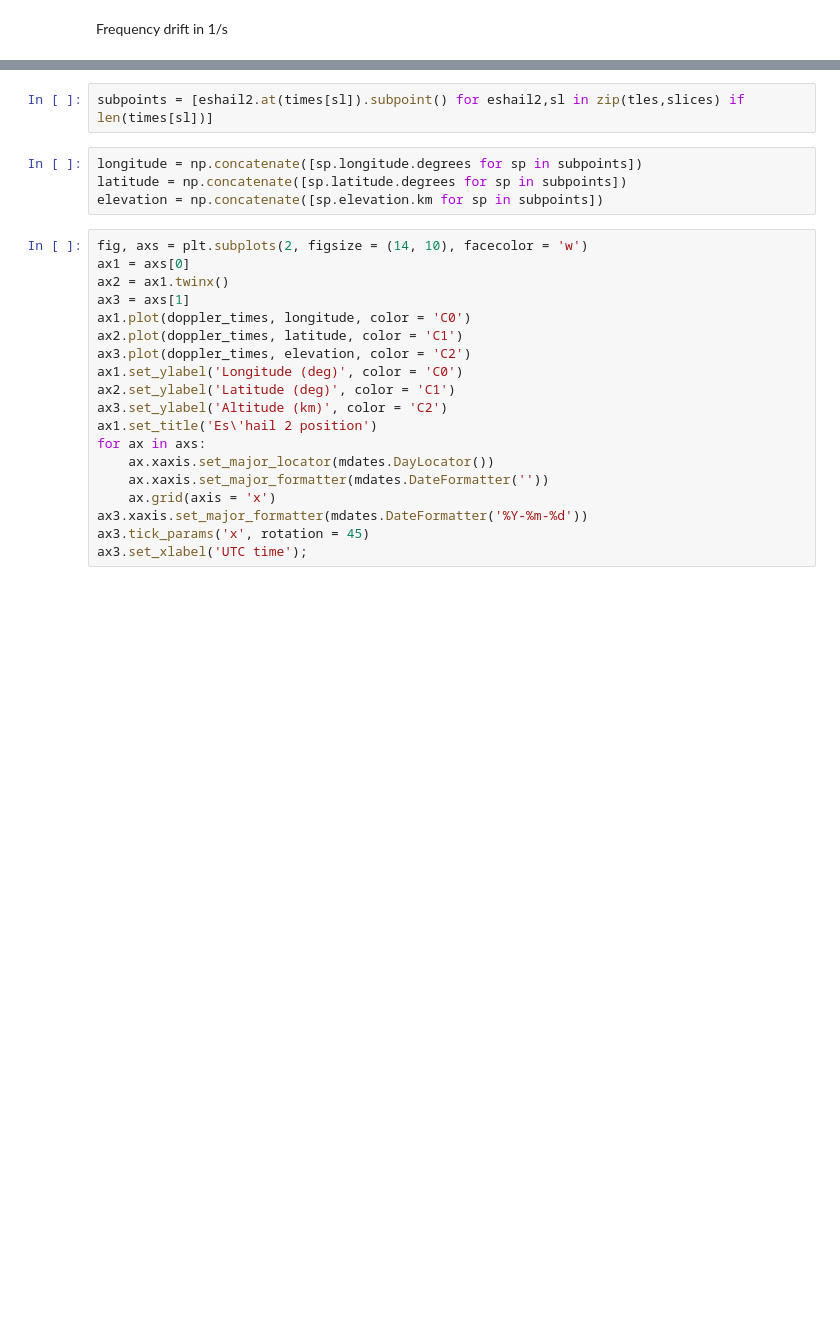
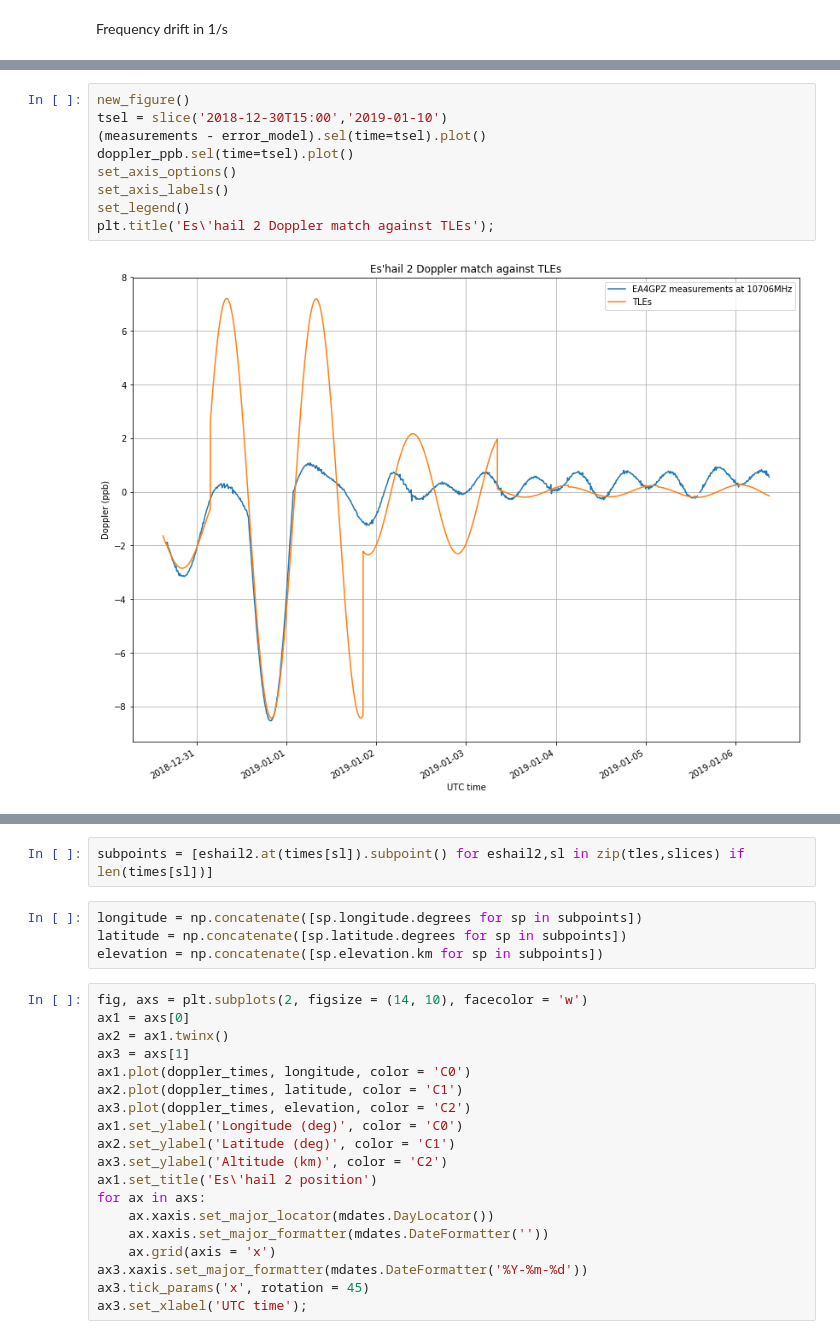
Before and after one commit to daniestevez/jupyter_notebooks, a Jupyter notebook: eshail2/Doppler analysis.ipynb, the cells around one changed output, grey strips where cells are left out. Saved outputs shown, nothing was run; the diff lists cells and outputs as text; blank space fills up the shorter version.

Commit message:
Update Es'hail 2 Doppler analysis

```diff
--- a/eshail2/Doppler analysis.ipynb
+++ b/eshail2/Doppler analysis.ipynb
@@ -160,3 +160,14 @@ plt.title('Es\'hail 2 Doppler match against TLEs');
+# %%
+new_figure()
+tsel = slice('2018-12-30T15:00','2019-01-10')
+(measurements - error_model).sel(time=tsel).plot()
+doppler_ppb.sel(time=tsel).plot()
+set_axis_options()
+set_axis_labels()
+set_legend()
+plt.title('Es\'hail 2 Doppler match against TLEs');
+# %% [output]
+[figure, added]
 # %%
 new_figure()
 residual = (measurements - error_model - doppler_ppb.interp(time = measurements.coords['time'], kwargs = {'fill_value' : 'extrapolate'}))
```
Also changed, not shown: parts of 9 cells of this notebook, 2 other files.
